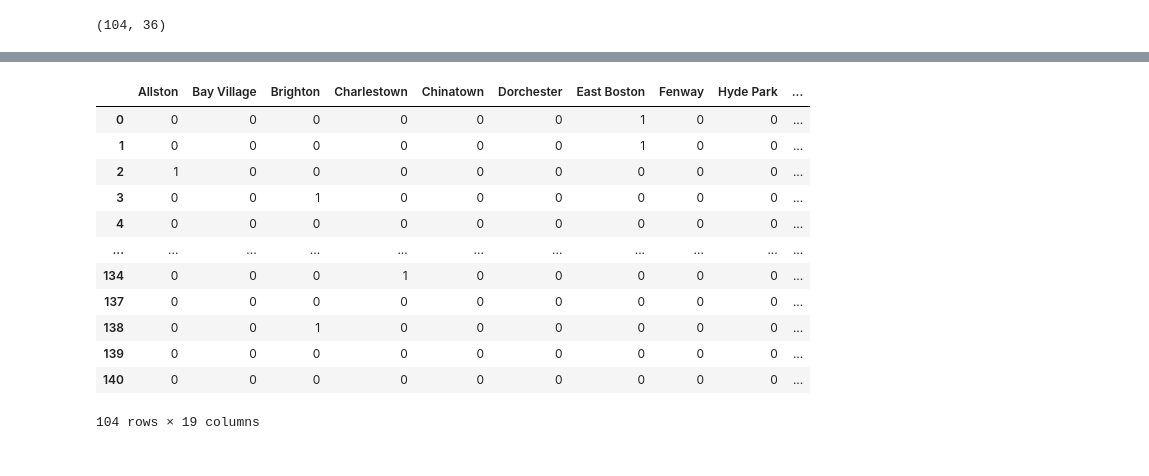
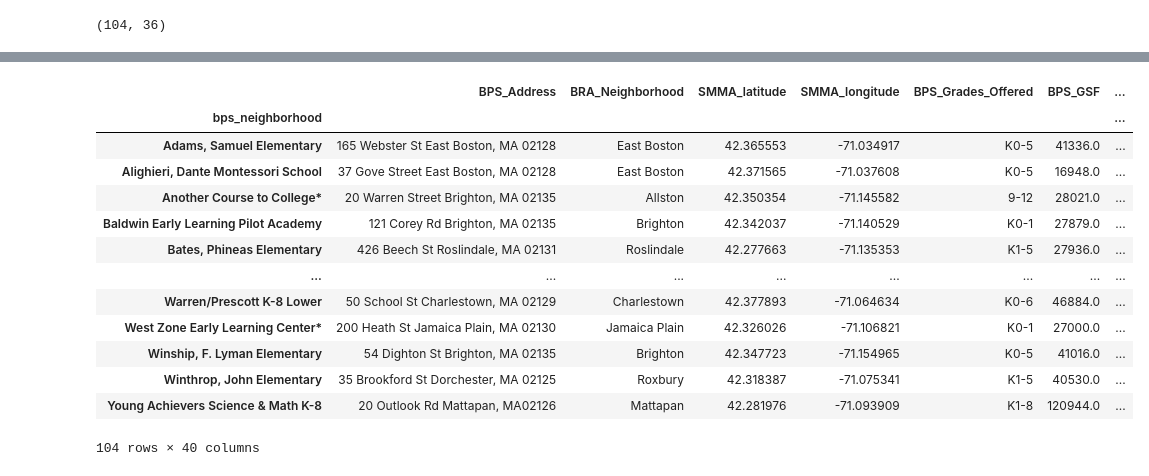
Before and after one commit to mike-laccavole/boston-public-schools-2015, a Jupyter notebook: notebooks/Untitled.ipynb, the cells around one changed output, grey strips where cells are left out. Drawn from its saved outputs; the diff is of its cells as text; code cells hidden in the pictures.

Commit message:
Feature Engineering prep, maily in creating functions to expedite said engineering

```diff
--- a/notebooks/Untitled.ipynb
+++ b/notebooks/Untitled.ipynb
@@ -651,2 +648,0 @@ bos.to_csv('../datasets/bos_cleaned.csv')
-# %%
-bos.set_index('BPS_School_Name')
@@ -667,0 +698,17 @@ bos.set_index('BPS_School_Name')
+# %%
+# Define snake case function
+def snake_case_columns(df):
+
+    for column in df.columns:
+
+        new_column = ''
+
+        for letter in column:
+
+            new_column += letter.lower()
+
+        new_column = new_column.replace(' ', '_')
+
+        df.rename(columns = {column : new_column}, inplace = True)
+
+    return df
@@ -667,0 +717,22 @@ bos.set_index('BPS_School_Name')
+# %%
+def get_dummy_variables(column):
+
+    # Get dummy variables of inputted column
+    dummy_df = pd.get_dummies(bos_quant[column])
+
+    # Call snake case function
+    dummy_df = snake_case_columns(dummy_df)
+
+    # Merge the two dataframes
+    final_df = pd.merge(bos_quant, dummy_df, on = bos_quant.index)
+
+    # Drop column inputted column now that this column has been dummified
+    final_df.drop(columns = [column], inplace = True)
+
+    # Rename 'key_0' to 'bpa_neighborhood' -- it changed in the merge process
+    final_df.rename(columns = {'key_0' : 'bps_neighborhood'}, inplace = True)
+
+    # Reset the index once again
+    final_df.set_index('bps_neighborhood', inplace = True)
+
+    return final_df
@@ -691,17 +743,0 @@ Chinatown
-# %%
-bra_neighborhood_dummies = pd.get_dummies(bos['BRA_Neighborhood'])
-bra_neighborhood_dummies
-# %% [output]
-|  | Allston | Bay Village | Brighton | Charlestown | Chinatown | Dorchester | East Boston | Fenway | Hyde Park | ... |
-| 0 | 0 | 0 | 0 | 0 | 0 | 0 | 1 | 0 | 0 | ... |
-| 1 | 0 | 0 | 0 | 0 | 0 | 0 | 1 | 0 | 0 | ... |
-| 2 | 1 | 0 | 0 | 0 | 0 | 0 | 0 | 0 | 0 | ... |
-| 3 | 0 | 0 | 1 | 0 | 0 | 0 | 0 | 0 | 0 | ... |
-| 4 | 0 | 0 | 0 | 0 | 0 | 0 | 0 | 0 | 0 | ... |
-| ... | ... | ... | ... | ... | ... | ... | ... | ... | ... | ... |
-| 134 | 0 | 0 | 0 | 1 | 0 | 0 | 0 | 0 | 0 | ... |
-| 137 | 0 | 0 | 0 | 0 | 0 | 0 | 0 | 0 | 0 | ... |
-| 138 | 0 | 0 | 1 | 0 | 0 | 0 | 0 | 0 | 0 | ... |
-| 139 | 0 | 0 | 0 | 0 | 0 | 0 | 0 | 0 | 0 | ... |
-| 140 | 0 | 0 | 0 | 0 | 0 | 0 | 0 | 0 | 0 | ... |
-104 rows × 19 columns
@@ -733,0 +768,17 @@ bos.drop(columns = ['BRA_Neighborhood'], inplace = True)
+# %%
+get_dummy_variables('SMMA_Typology')
+# %% [output]
+|  | BPS_Address | BRA_Neighborhood | SMMA_latitude | SMMA_longitude | BPS_Grades_Offered | BPS_GSF | ... |
+| bps_neighborhood |  |  |  |  |  |  | ... |
+| Adams, Samuel Elementary | 165 Webster St East Boston, MA 02128 | East Boston | 42.365553 | -71.034917 | K0-5 | 41336.0 | ... |
+| Alighieri, Dante Montessori School | 37 Gove Street East Boston, MA 02128 | East Boston | 42.371565 | -71.037608 | K0-5 | 16948.0 | ... |
+| Another Course to College* | 20 Warren Street Brighton, MA 02135 | Allston | 42.350354 | -71.145582 | 9-12 | 28021.0 | ... |
+| Baldwin Early Learning Pilot Academy | 121 Corey Rd Brighton, MA 02135 | Brighton | 42.342037 | -71.140529 | K0-1 | 27879.0 | ... |
+| Bates, Phineas Elementary | 426 Beech St Roslindale, MA 02131 | Roslindale | 42.277663 | -71.135353 | K1-5 | 27936.0 | ... |
+| ... | ... | ... | ... | ... | ... | ... | ... |
+| Warren/Prescott K-8 Lower | 50 School St Charlestown, MA 02129 | Charlestown | 42.377893 | -71.064634 | K0-6 | 46884.0 | ... |
+| West Zone Early Learning Center* | 200 Heath St Jamaica Plain, MA 02130 | Jamaica Plain | 42.326026 | -71.106821 | K0-1 | 27000.0 | ... |
+| Winship, F. Lyman Elementary | 54 Dighton St Brighton, MA 02135 | Brighton | 42.347723 | -71.154965 | K0-5 | 41016.0 | ... |
+| Winthrop, John Elementary | 35 Brookford St Dorchester, MA 02125 | Roxbury | 42.318387 | -71.075341 | K1-5 | 40530.0 | ... |
+| Young Achievers Science & Math K-8 | 20 Outlook Rd Mattapan, MA02126 | Mattapan | 42.281976 | -71.093909 | K1-8 | 120944.0 | ... |
+104 rows × 40 columns
```
Also changed, not shown: parts of 13 cells of this notebook.
